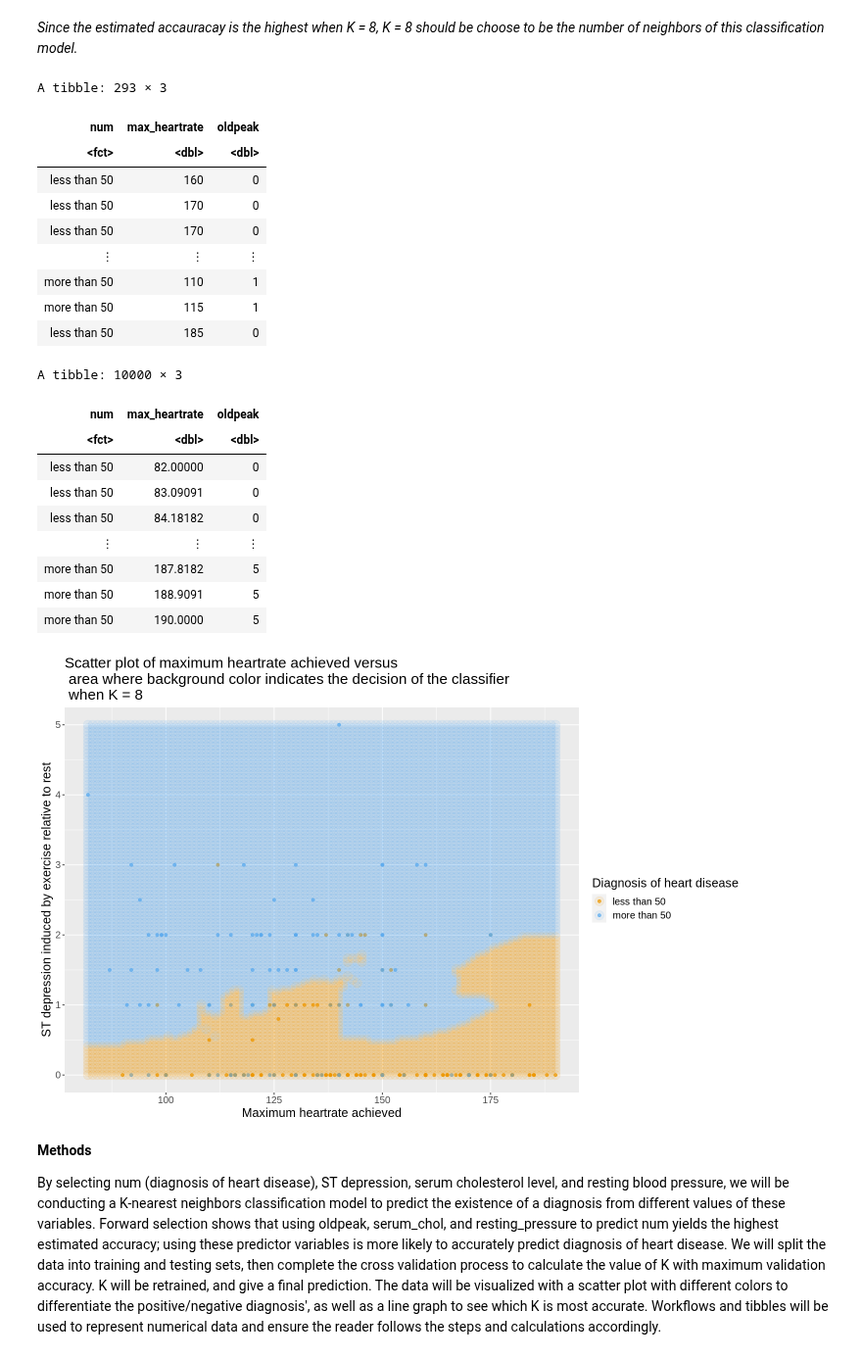
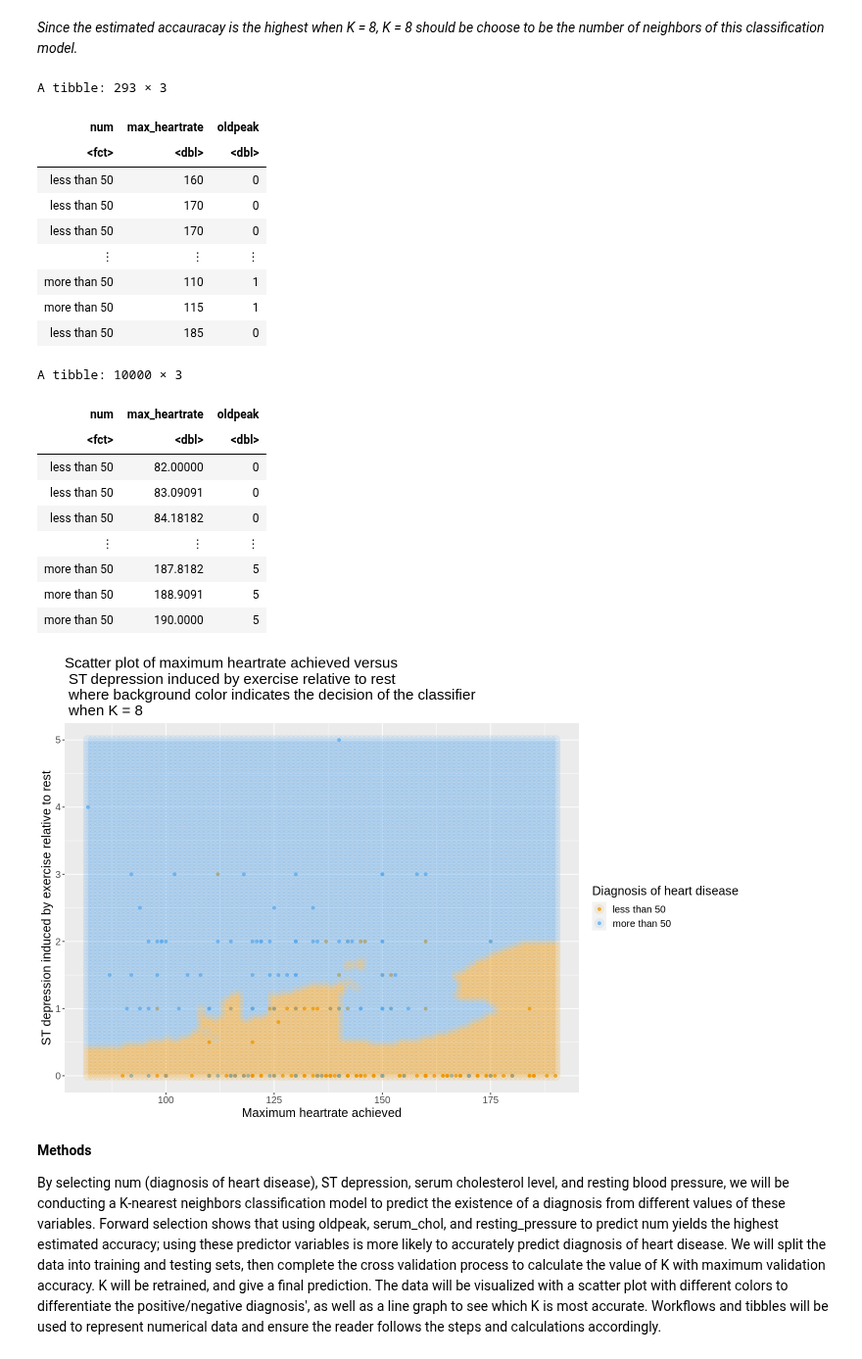
Before and after one commit to papercheesecake/DSCI100-group-project-18, a Jupyter notebook: group_report.ipynb, the cells around one changed output. Shown at 98% size. Cells and saved outputs as stored; diff of their text form; code cells hidden in the pictures.

Commit message:
fix plot title

```diff
--- a/group_report.ipynb
+++ b/group_report.ipynb
@@ -715,35 +715,35 @@ analysis_plot <- ggplot() +
                             mapping = aes(x = max_heartrate, y = oldpeak, color = num),
                  alpha = 0.1,
                  size = 5) +
                  labs(x = 'Maximum heartrate achieved', y = 'ST depression induced by exercise relative to rest',
                        color = 'Diagnosis of heart disease') +
                  scale_color_manual(labels = c("less than 50", "more than 50"),
                  values = c("orange2", "steelblue2")) +
-                 ggtitle('Scatter plot of maximum heartrate achieved versus \n area where background color indicates the decision of the classifier \n when K = 8') +
+                 ggtitle('Scatter plot of maximum heartrate achieved versus \n ST depression induced by exercise relative to rest \n where background color indicates the decision of the classifier \n when K = 8') +
                  theme(text = element_text(size = 15))
 analysis_plot
 # %% [output]
 A tibble: 293 × 3
 | num | max_heartrate | oldpeak |
 | <fct> | <dbl> | <dbl> |
 | less than 50 | 160 | 0 |
 | less than 50 | 170 | 0 |
 | less than 50 | 170 | 0 |
 | ⋮ | ⋮ | ⋮ |
 | more than 50 | 110 | 1 |
 | more than 50 | 115 | 1 |
 | less than 50 | 185 | 0 |
 A tibble: 10000 × 3
 | num | max_heartrate | oldpeak |
 | <fct> | <dbl> | <dbl> |
 | less than 50 | 82.00000 | 0 |
 | less than 50 | 83.09091 | 0 |
 | less than 50 | 84.18182 | 0 |
 | ⋮ | ⋮ | ⋮ |
 | more than 50 | 187.8182 | 5 |
 | more than 50 | 188.9091 | 5 |
 | more than 50 | 190.0000 | 5 |
-[figure, old version]
+[figure, new version]
 # %% [markdown]
 **Methods**
 
```
Also changed, not shown: parts of 1 cell of this notebook.
